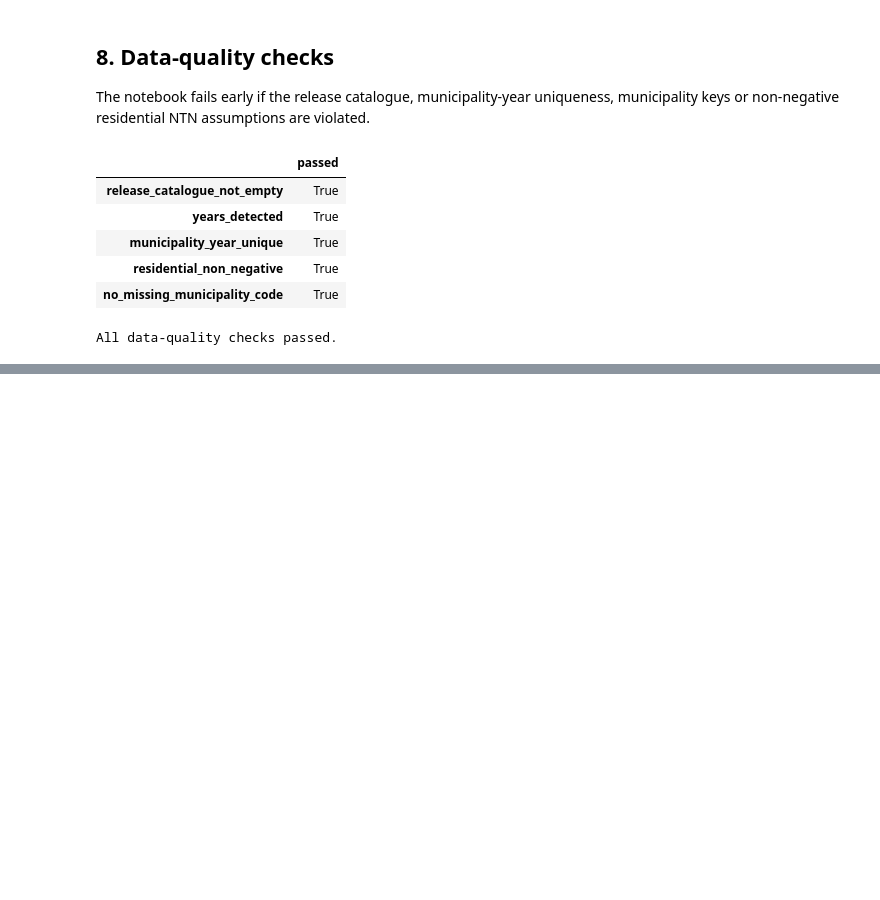
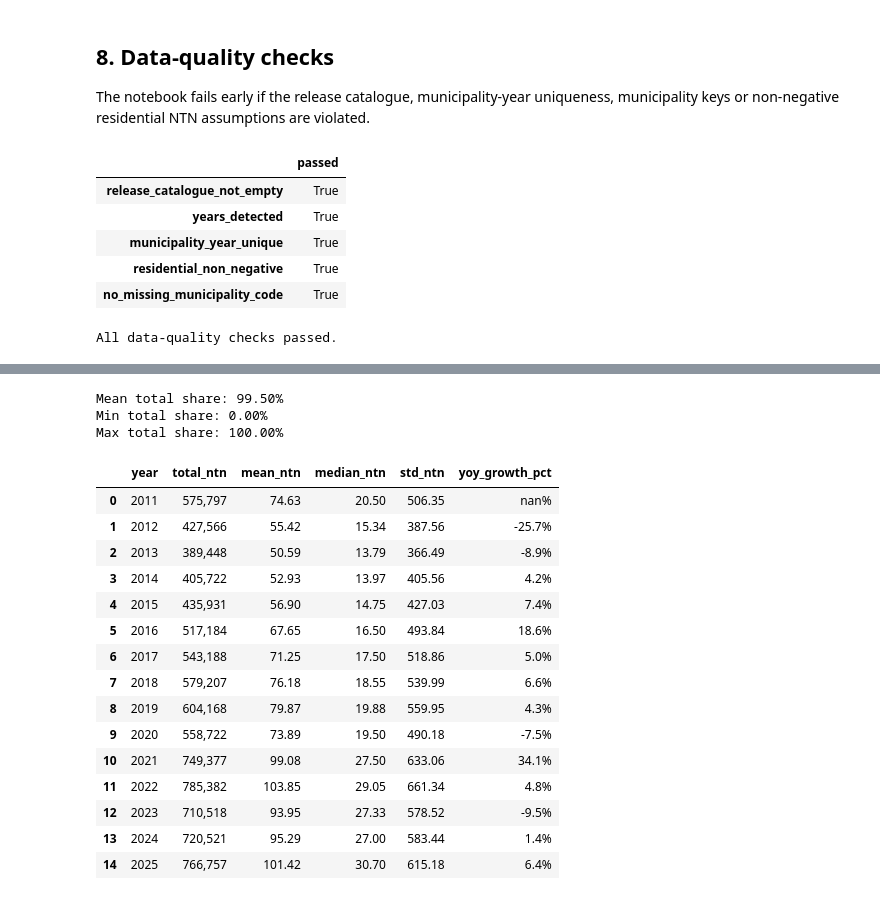
Before and after one commit to danielematix67-boop/italian-real-estate-analysis, a Jupyter notebook: notebooks/02_omi_transactions_exploration.ipynb, the cells around one changed output, grey strips where cells are left out. Cells and saved outputs as stored; diff of their text form; code cells hidden in the pictures; blank space fills up the shorter version.

```diff
--- a/notebooks/02_omi_transactions_exploration.ipynb
+++ b/notebooks/02_omi_transactions_exploration.ipynb
@@ -1253,0 +1614,65 @@ All data-quality checks passed.
+# %%
+share_check = (
+    size_shares[size_cols]
+    .sum(axis=1)
+)
+
+print(
+    f'Mean total share: {share_check.mean():.2f}%'
+)
+
+print(
+    f'Min total share: {share_check.min():.2f}%'
+)
+
+print(
+    f'Max total share: {share_check.max():.2f}%'
+)
+# %% [output]
+Mean total share: 99.50%
+Min total share: 0.00%
+Max total share: 100.00%
+# %%
+annual_market = (
+    market_panel
+    .groupby('year', as_index=False)
+    .agg(
+        total_ntn=('ntn_res', 'sum'),
+        mean_ntn=('ntn_res', 'mean'),
+        median_ntn=('ntn_res', 'median'),
+        std_ntn=('ntn_res', 'std')
+    )
+)
+
+annual_market['yoy_growth_pct'] = (
+    annual_market['total_ntn']
+    .pct_change()
+    .mul(100)
+)
+
+display(
+    annual_market.style.format({
+        'total_ntn': '{:,.0f}',
+        'mean_ntn': '{:,.2f}',
+        'median_ntn': '{:,.2f}',
+        'std_ntn': '{:,.2f}',
+        'yoy_growth_pct': '{:.1f}%'
+    })
+)
+# %% [output]
+|  | year | total_ntn | mean_ntn | median_ntn | std_ntn | yoy_growth_pct |
+| 0 | 2011 | 575,797 | 74.63 | 20.50 | 506.35 | nan% |
+| 1 | 2012 | 427,566 | 55.42 | 15.34 | 387.56 | -25.7% |
+| 2 | 2013 | 389,448 | 50.59 | 13.79 | 366.49 | -8.9% |
+| 3 | 2014 | 405,722 | 52.93 | 13.97 | 405.56 | 4.2% |
+| 4 | 2015 | 435,931 | 56.90 | 14.75 | 427.03 | 7.4% |
+| 5 | 2016 | 517,184 | 67.65 | 16.50 | 493.84 | 18.6% |
+| 6 | 2017 | 543,188 | 71.25 | 17.50 | 518.86 | 5.0% |
+| 7 | 2018 | 579,207 | 76.18 | 18.55 | 539.99 | 6.6% |
+| 8 | 2019 | 604,168 | 79.87 | 19.88 | 559.95 | 4.3% |
+| 9 | 2020 | 558,722 | 73.89 | 19.50 | 490.18 | -7.5% |
+| 10 | 2021 | 749,377 | 99.08 | 27.50 | 633.06 | 34.1% |
+| 11 | 2022 | 785,382 | 103.85 | 29.05 | 661.34 | 4.8% |
+| 12 | 2023 | 710,518 | 93.95 | 27.33 | 578.52 | -9.5% |
+| 13 | 2024 | 720,521 | 95.29 | 27.00 | 583.44 | 1.4% |
+| 14 | 2025 | 766,757 | 101.42 | 30.70 | 615.18 | 6.4% |
```
Also changed, not shown: parts of 23 cells of this notebook, 1 other file.
